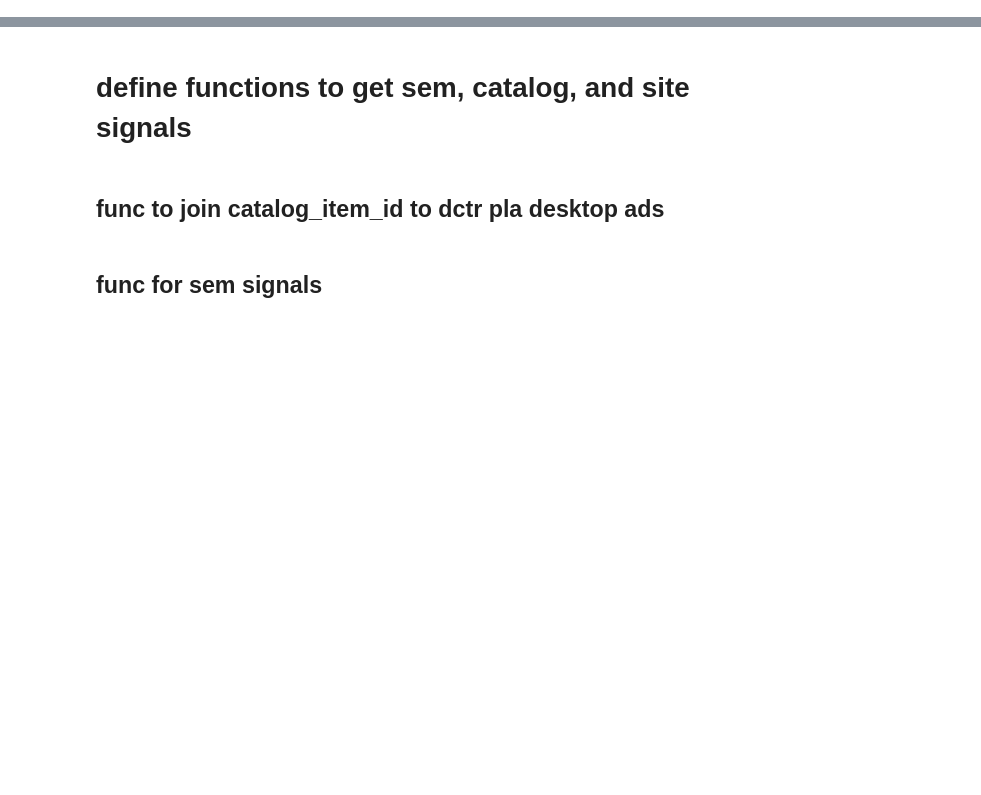
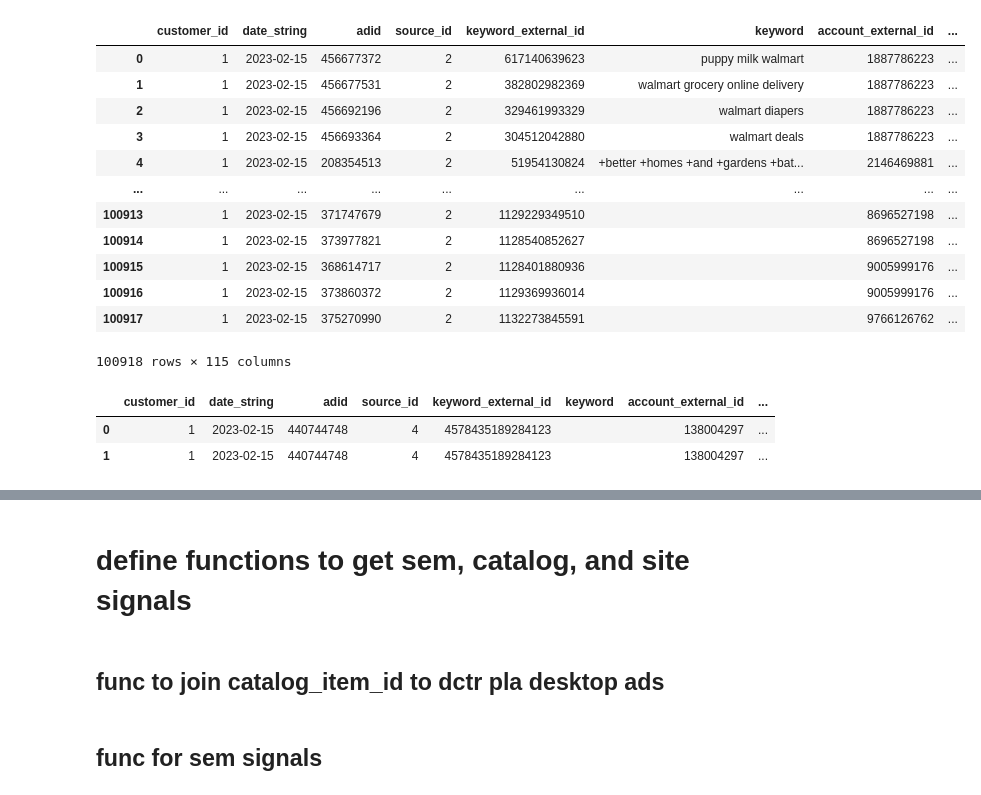
Before and after one commit to peter91011/rpc_feature_extraction, a Jupyter notebook: rpc_model/RPC_Prediction_Feature_PLA_cluster.ipynb, the cells around one changed output, grey strips where cells are left out. Cells and saved outputs as stored; diff of their text form; code cells hidden in the pictures; blank space fills up the shorter version.

```diff
--- a/rpc_model/RPC_Prediction_Feature_PLA_cluster.ipynb
+++ b/rpc_model/RPC_Prediction_Feature_PLA_cluster.ipynb
@@ -62,0 +163,30 @@ spark.sparkContext.setLogLevel("ERROR")
+# %%
+ds = '2023-02-15'
+cc = spark.sql("""SELECT *,split(adid,'_')[0] as catalog_item_id
+                        FROM """ + dctr_v2_hive_table + """
+                         WHERE customer_id_p = 1
+                        AND structure_version_p = 1
+                        AND date_string_p = '""" + ds + """'
+                        AND revenue_source_p = 'fair15'
+                        and source_id=2""").toPandas()
+cc
+# %% [output]
+|  | customer_id | date_string | adid | source_id | keyword_external_id | keyword | account_external_id | ... |
+| 0 | 1 | 2023-02-15 | 456677372 | 2 | 617140639623 | puppy milk walmart | 1887786223 | ... |
+| 1 | 1 | 2023-02-15 | 456677531 | 2 | 382802982369 | walmart grocery online delivery | 1887786223 | ... |
+| 2 | 1 | 2023-02-15 | 456692196 | 2 | 329461993329 | walmart diapers | 1887786223 | ... |
+| 3 | 1 | 2023-02-15 | 456693364 | 2 | 304512042880 | walmart deals | 1887786223 | ... |
+| 4 | 1 | 2023-02-15 | 208354513 | 2 | 51954130824 | +better +homes +and +gardens +bat... | 2146469881 | ... |
+| ... | ... | ... | ... | ... | ... | ... | ... | ... |
+| 100913 | 1 | 2023-02-15 | 371747679 | 2 | 1129229349510 |  | 8696527198 | ... |
+| 100914 | 1 | 2023-02-15 | 373977821 | 2 | 1128540852627 |  | 8696527198 | ... |
+| 100915 | 1 | 2023-02-15 | 368614717 | 2 | 1128401880936 |  | 9005999176 | ... |
+| 100916 | 1 | 2023-02-15 | 373860372 | 2 | 1129369936014 |  | 9005999176 | ... |
+| 100917 | 1 | 2023-02-15 | 375270990 | 2 | 1132273845591 |  | 9766126762 | ... |
+100918 rows × 115 columns
+# %%
+cc
+# %% [output]
+|  | customer_id | date_string | adid | source_id | keyword_external_id | keyword | account_external_id | ... |
+| 0 | 1 | 2023-02-15 | 440744748 | 4 | 4578435189284123 |  | 138004297 | ... |
+| 1 | 1 | 2023-02-15 | 440744748 | 4 | 4578435189284123 |  | 138004297 | ... |
```
Also changed, not shown: parts of 74 cells of this notebook, 25 other files.
